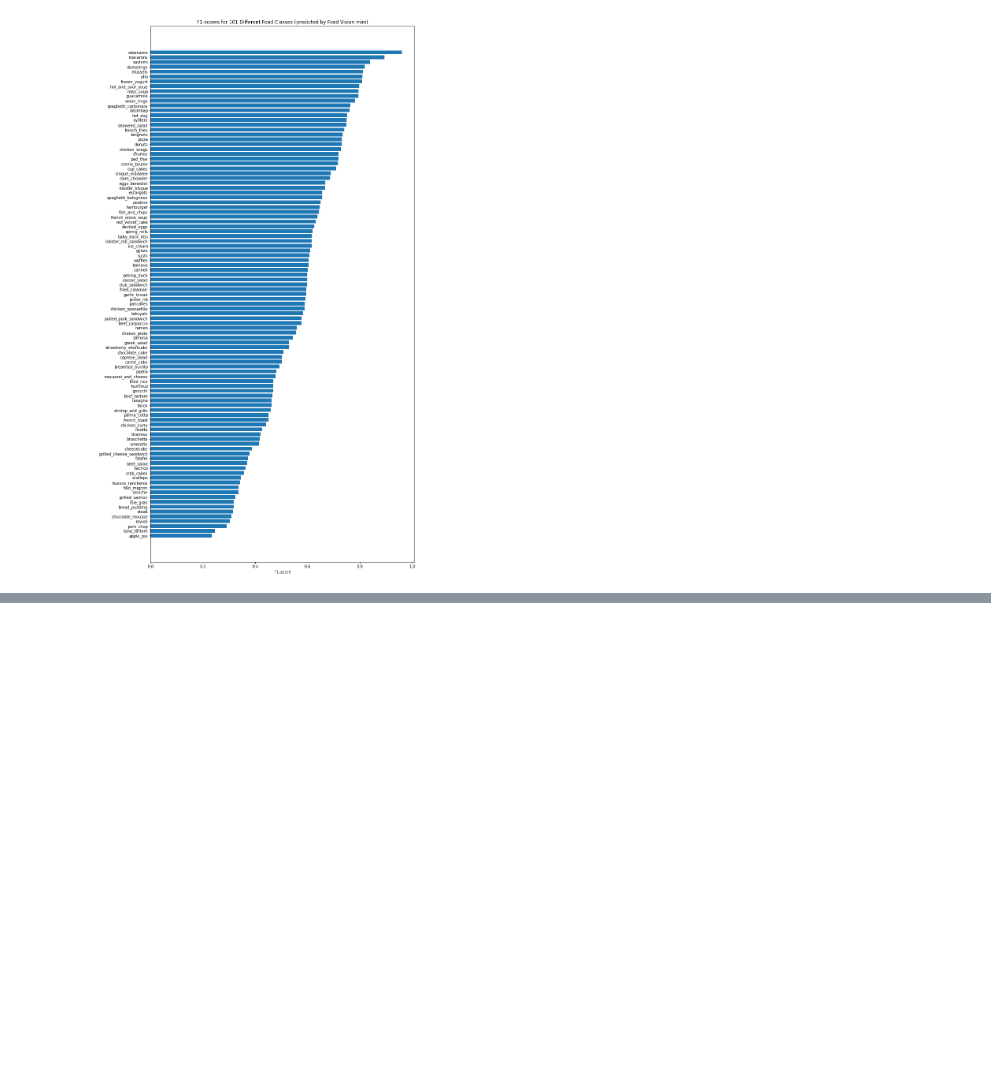
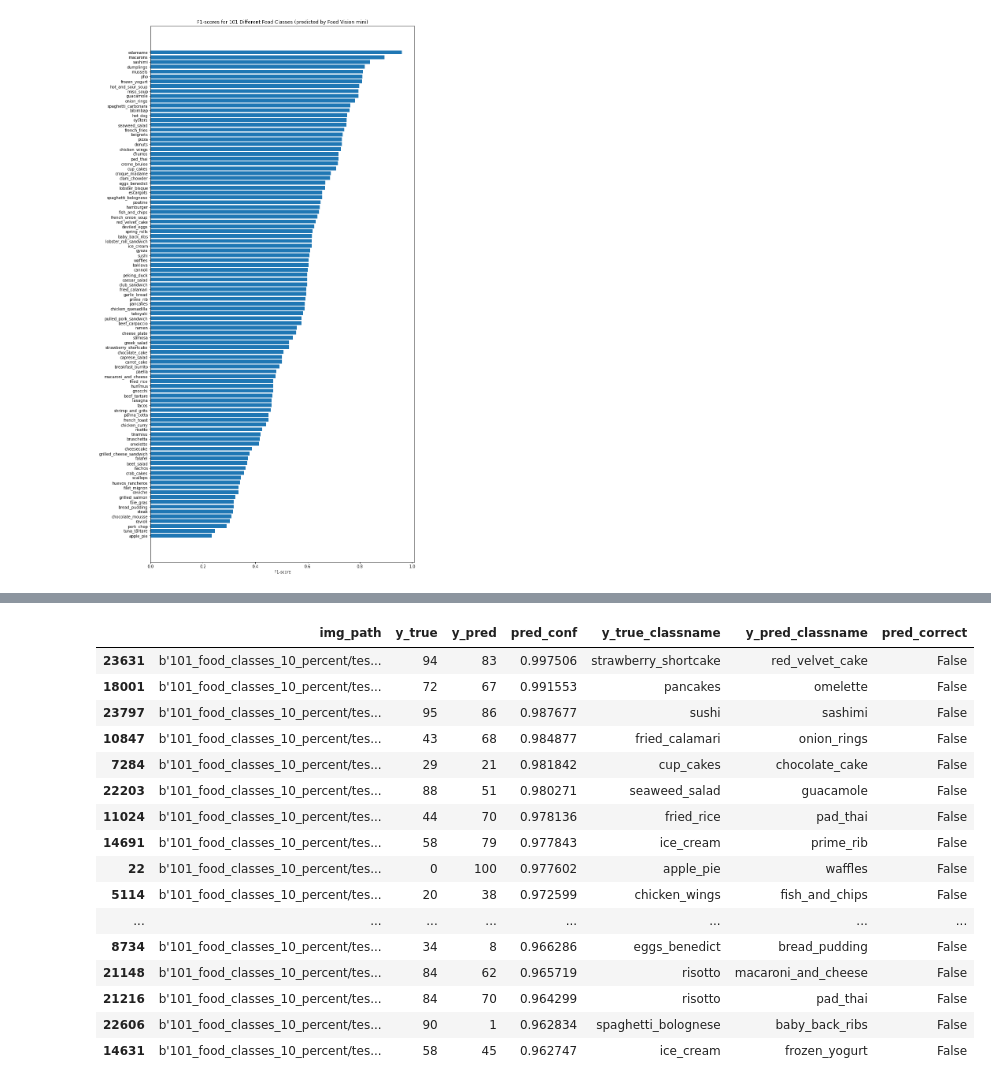
Before and after one commit to imkamleshwar/tensorflow-learning, a Jupyter notebook: computer-vision-and-cnn/feature-extraction-scale-up.ipynb, the cells around one changed output, grey strips where cells are left out. Drawn from its saved outputs; the diff is of its cells as text; code cells hidden in the pictures; blank space fills up the shorter version.

```diff
--- a/computer-vision-and-cnn/feature-extraction-scale-up.ipynb
+++ b/computer-vision-and-cnn/feature-extraction-scale-up.ipynb
@@ -579,0 +580,7 @@ ax.invert_yaxis(); # reverse the order of our plot
+# %%
+# 1. Get all of the image file paths in the test dataset
+filepaths = []
+for filepath in test_data.list_files("101_food_classes_10_percent/test/*/*.jpg",
+                                     shuffle=False):
+  filepaths.append(filepath.numpy())
+filepaths[:10]
@@ -579,0 +598,10 @@ ax.invert_yaxis(); # reverse the order of our plot
+# %%
+# 2. Create a DataFrame of different parameters for each of our test images
+import pandas as pd
+pred_df = pd.DataFrame({"img_path": filepaths,
+                        "y_true": y_labels,
+                        "y_pred": pred_classes,
+                        "pred_conf": preds_probs.max(axis=1), # get the maximum prediction probability value
+                        "y_true_classname": [class_names[i] for i in y_labels],
+                        "y_pred_classname": [class_names[i] for i in pred_classes]})
+pred_df
@@ -579,0 +622,4 @@ ax.invert_yaxis(); # reverse the order of our plot
+# %%
+# 3. Find out in our DataFrame which predictions are wrong
+pred_df["pred_correct"] = pred_df["y_true"] == pred_df["y_pred"]
+pred_df.head()
@@ -579,0 +633,22 @@ ax.invert_yaxis(); # reverse the order of our plot
+# %%
+# 4. Sort our DataFrame to have most wrong predictions at the top
+top_100_wrong = pred_df[pred_df["pred_correct"] == False].sort_values("pred_conf", ascending=False)[:100]
+top_100_wrong.head(20)
+# %% [output]
+|  | img_path | y_true | y_pred | pred_conf | y_true_classname | y_pred_classname | pred_correct |
+| 23631 | b'101_food_classes_10_percent/tes... | 94 | 83 | 0.997506 | strawberry_shortcake | red_velvet_cake | False |
+| 18001 | b'101_food_classes_10_percent/tes... | 72 | 67 | 0.991553 | pancakes | omelette | False |
+| 23797 | b'101_food_classes_10_percent/tes... | 95 | 86 | 0.987677 | sushi | sashimi | False |
+| 10847 | b'101_food_classes_10_percent/tes... | 43 | 68 | 0.984877 | fried_calamari | onion_rings | False |
+| 7284 | b'101_food_classes_10_percent/tes... | 29 | 21 | 0.981842 | cup_cakes | chocolate_cake | False |
+| 22203 | b'101_food_classes_10_percent/tes... | 88 | 51 | 0.980271 | seaweed_salad | guacamole | False |
+| 11024 | b'101_food_classes_10_percent/tes... | 44 | 70 | 0.978136 | fried_rice | pad_thai | False |
+| 14691 | b'101_food_classes_10_percent/tes... | 58 | 79 | 0.977843 | ice_cream | prime_rib | False |
+| 22 | b'101_food_classes_10_percent/tes... | 0 | 100 | 0.977602 | apple_pie | waffles | False |
+| 5114 | b'101_food_classes_10_percent/tes... | 20 | 38 | 0.972599 | chicken_wings | fish_and_chips | False |
+| ... | ... | ... | ... | ... | ... | ... | ... |
+| 8734 | b'101_food_classes_10_percent/tes... | 34 | 8 | 0.966286 | eggs_benedict | bread_pudding | False |
+| 21148 | b'101_food_classes_10_percent/tes... | 84 | 62 | 0.965719 | risotto | macaroni_and_cheese | False |
+| 21216 | b'101_food_classes_10_percent/tes... | 84 | 70 | 0.964299 | risotto | pad_thai | False |
+| 22606 | b'101_food_classes_10_percent/tes... | 90 | 1 | 0.962834 | spaghetti_bolognese | baby_back_ribs | False |
+| 14631 | b'101_food_classes_10_percent/tes... | 58 | 45 | 0.962747 | ice_cream | frozen_yogurt | False |
```
Also changed, not shown: parts of 5 cells of this notebook, 3 other files.
